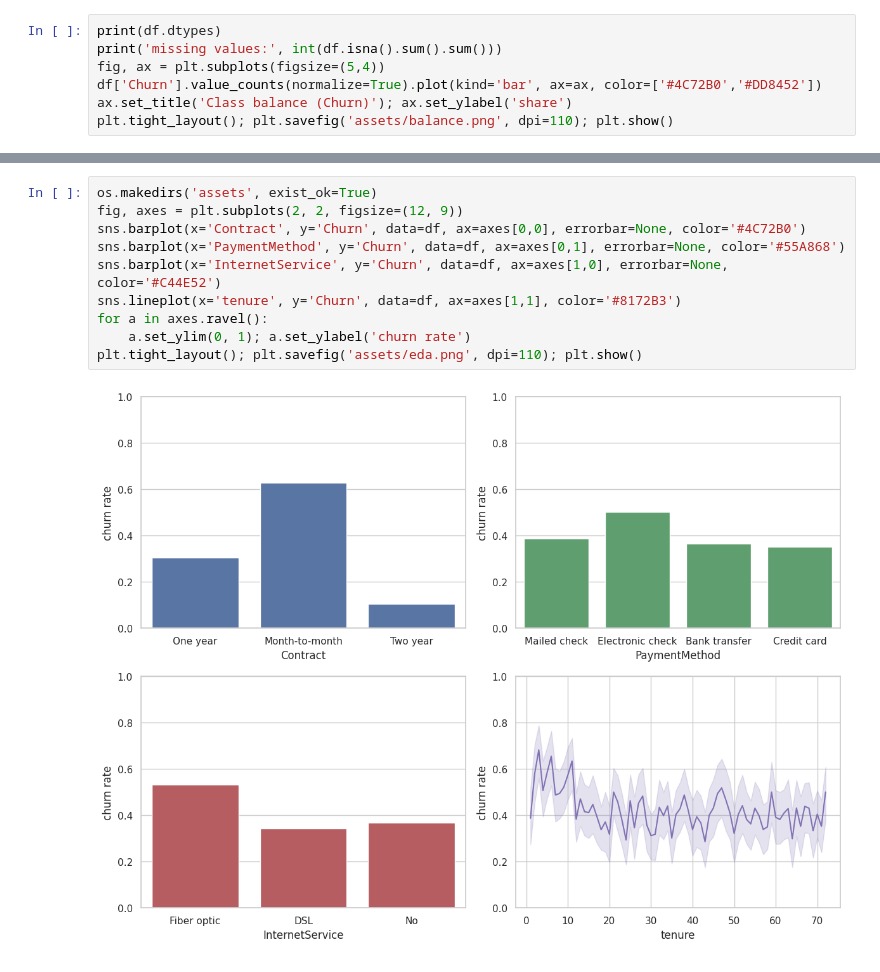
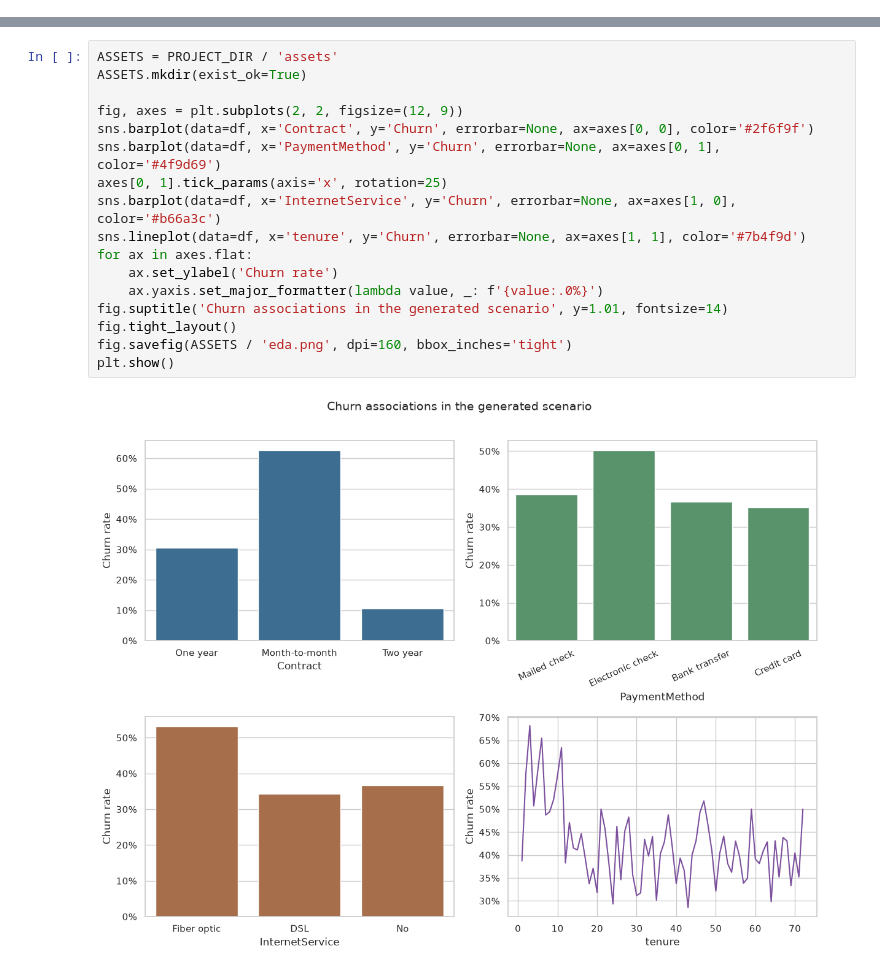
Before and after one commit to sarusarvesh993-cyber/data-analyst-ai-portfolio, a Jupyter notebook: 01-customer-churn/analysis.ipynb, the cells around one changed output, grey strips where cells are left out. Saved outputs shown, nothing was run; the diff lists cells and outputs as text.

```diff
--- a/01-customer-churn/analysis.ipynb
+++ b/01-customer-churn/analysis.ipynb
@@ -46,7 +41,0 @@ Key columns: `tenure` (months), `MonthlyCharges`, `Contract`, `InternetService`,
-# %%
-print(df.dtypes)
-print('missing values:', int(df.isna().sum().sum()))
-fig, ax = plt.subplots(figsize=(5,4))
-df['Churn'].value_counts(normalize=True).plot(kind='bar', ax=ax, color=['#4C72B0','#DD8452'])
-ax.set_title('Class balance (Churn)'); ax.set_ylabel('share')
-plt.tight_layout(); plt.savefig('assets/balance.png', dpi=110); plt.show()
@@ -88,12 +65,19 @@ Churn rate by the main drivers. Bars/line make the story obvious to any stakehol
 # %%
-os.makedirs('assets', exist_ok=True)
+ASSETS = PROJECT_DIR / 'assets'
+ASSETS.mkdir(exist_ok=True)
+
 fig, axes = plt.subplots(2, 2, figsize=(12, 9))
-sns.barplot(x='Contract', y='Churn', data=df, ax=axes[0,0], errorbar=None, color='#4C72B0')
-sns.barplot(x='PaymentMethod', y='Churn', data=df, ax=axes[0,1], errorbar=None, color='#55A868')
-sns.barplot(x='InternetService', y='Churn', data=df, ax=axes[1,0], errorbar=None, color='#C44E52')
-sns.lineplot(x='tenure', y='Churn', data=df, ax=axes[1,1], color='#8172B3')
-for a in axes.ravel():
-    a.set_ylim(0, 1); a.set_ylabel('churn rate')
-plt.tight_layout(); plt.savefig('assets/eda.png', dpi=110); plt.show()
+sns.barplot(data=df, x='Contract', y='Churn', errorbar=None, ax=axes[0, 0], color='#2f6f9f')
+sns.barplot(data=df, x='PaymentMethod', y='Churn', errorbar=None, ax=axes[0, 1], color='#4f9d69')
+axes[0, 1].tick_params(axis='x', rotation=25)
+sns.barplot(data=df, x='InternetService', y='Churn', errorbar=None, ax=axes[1, 0], color='#b66a3c')
+sns.lineplot(data=df, x='tenure', y='Churn', errorbar=None, ax=axes[1, 1], color='#7b4f9d')
+for ax in axes.flat:
+    ax.set_ylabel('Churn rate')
+    ax.yaxis.set_major_formatter(lambda value, _: f'{value:.0%}')
+fig.suptitle('Churn associations in the generated scenario', y=1.01, fontsize=14)
+fig.tight_layout()
+fig.savefig(ASSETS / 'eda.png', dpi=160, bbox_inches='tight')
+plt.show()
 # %% [output]
-[figure, old version]
+[figure, new version]
```
Also changed, not shown: parts of 27 cells of this notebook, 28 other files.
